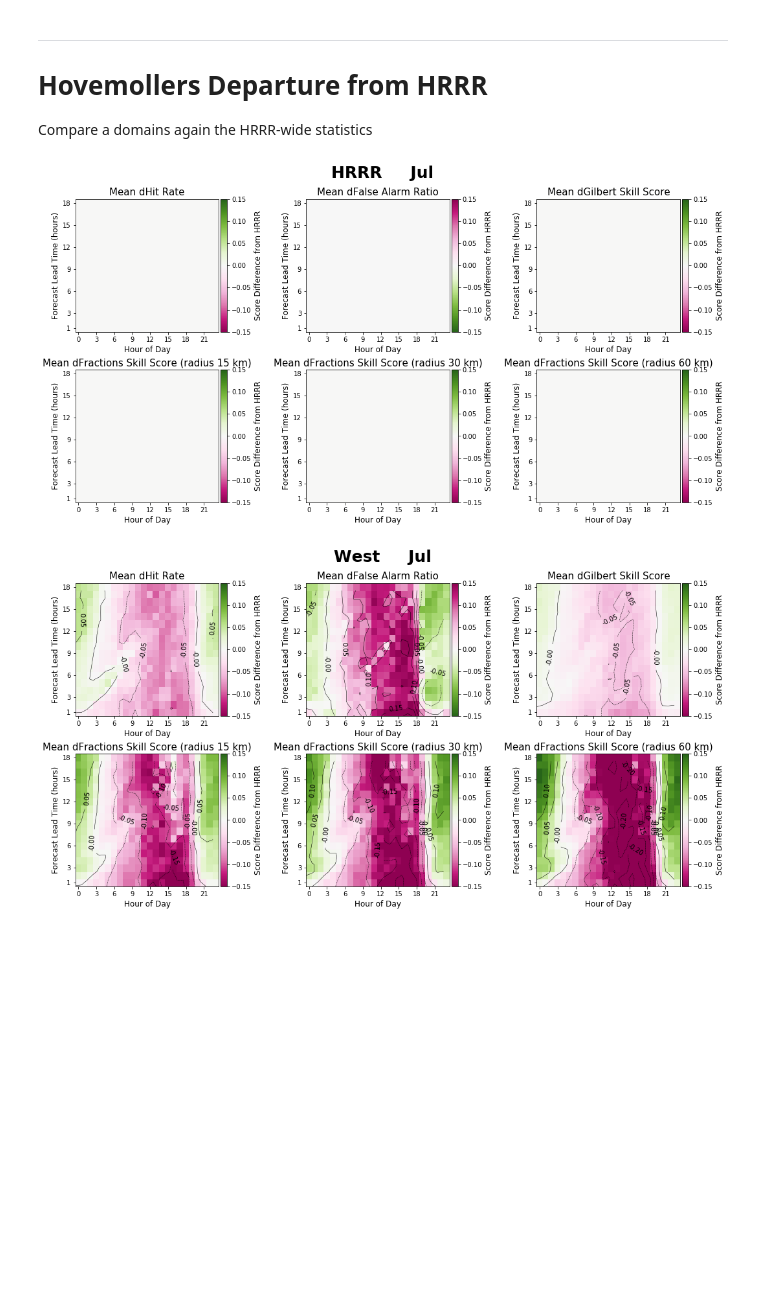
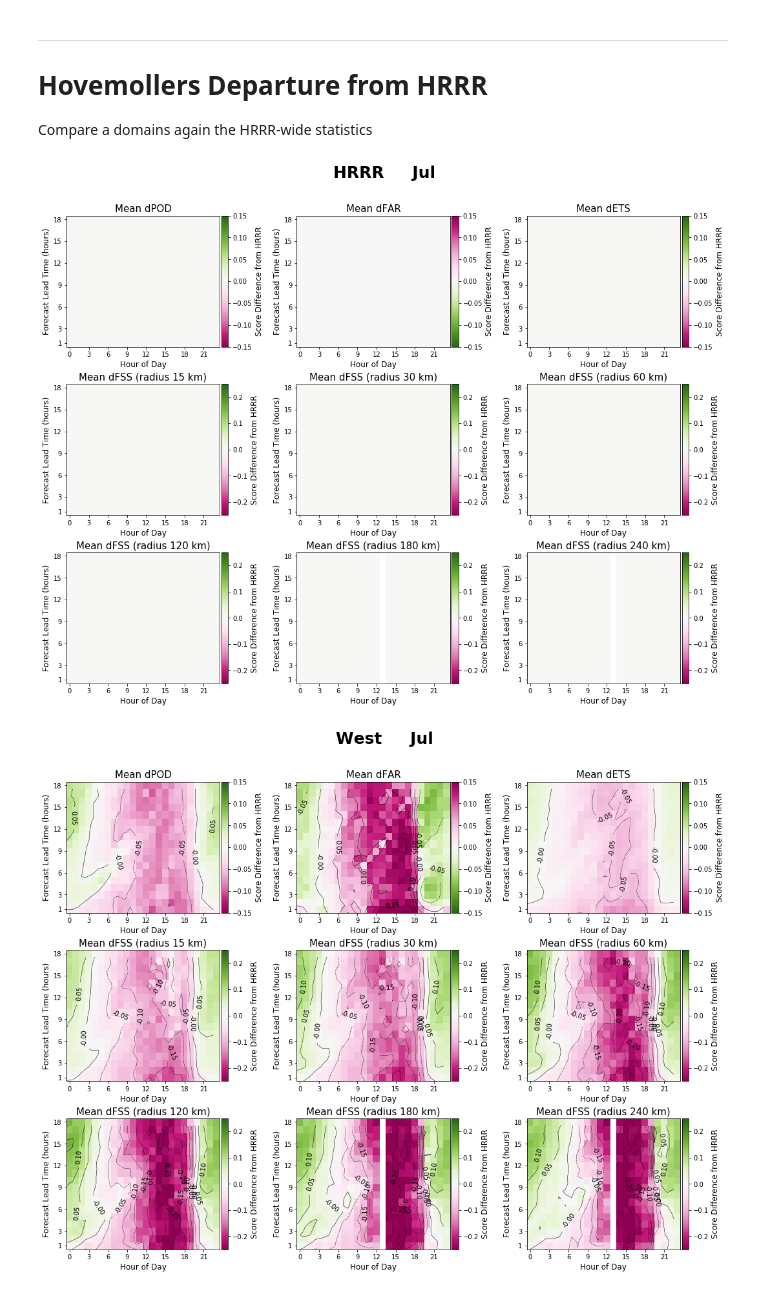
Before and after one commit to blaylockbk/pyBKB_v3, a Jupyter notebook: publications/GLM_HRRR/Fig-XX_Hovmoller_table.ipynb, the cells around one changed output. Saved outputs shown, nothing was run; the diff lists cells and outputs as text; code cells hidden in the pictures; blank space fills up the shorter version.

```diff
--- a/publications/GLM_HRRR/Fig-XX_Hovmoller_table.ipynb
+++ b/publications/GLM_HRRR/Fig-XX_Hovmoller_table.ipynb
@@ -220,8 +220,10 @@ def get_HRRR_GLM_FSS_hov_by_month(DOMAIN, MONTH, radii=[5, 10, 20]):
     return return_this
 # %%
 for MONTH in [8]:
-    for DOMAIN in ['HRRR']:
+    #for DOMAIN in ['HRRR']:
     #for DOMAIN in ['HRRR', 'West', 'Central', 'East', 'Utah', 'Colorado', 'Florida', 'Texas']:
+    for DOMAIN in ['HRRR', 'West', 'Central', 'East']:
+        print('Working on %s %s' % (DOMAIN, MONTH))
         CT = get_HRRR_GLM_stats_hov_by_month(DOMAIN, MONTH)
         FSS = get_HRRR_GLM_FSS_hov_by_month(DOMAIN, MONTH, radii=[5, 10, 20, 40, 60, 80])
 
@@ -287,54 +300,54 @@ saved: HRRR 8
 # Hovemollers Departure from HRRR
 Compare a domains again the HRRR-wide statistics
 # %%
+radii=[5, 10, 20, 40, 60, 80]
 
 MONTH = 7
 
 reference_DOMAIN = 'HRRR'
 for DOMAIN in ['HRRR', 'West', 'Central', 'East']:
-
+#for DOMAIN in ['West']:
     CT = get_HRRR_GLM_stats_hov_by_month(DOMAIN, MONTH)
-    FSS = get_HRRR_GLM_FSS_hov_by_month(DOMAIN, MONTH, radii=[5, 10, 20])
+    FSS = get_HRRR_GLM_FSS_hov_by_month(DOMAIN, MONTH, radii=radii)
 
     CT_HRRR = get_HRRR_GLM_stats_hov_by_month(reference_DOMAIN, MONTH)
-    FSS_HRRR = get_HRRR_GLM_FSS_hov_by_month(reference_DOMAIN, MONTH, radii=[5, 10, 20])
+    FSS_HRRR = get_HRRR_GLM_FSS_hov_by_month(reference_DOMAIN, MONTH, radii=radii)
+
+    #        [ax, data, vmax, vmin, cmap, name]
+    plots = [[0, CT['Hit Rate']-CT_HRRR['Hit Rate'], .15, -.15, 'PiYG', 'dPOD'],
+             [1, CT['False Alarm Ratio']-CT_HRRR['False Alarm Ratio'], .15, -.15, 'PiYG_r', 'dFAR'],
+             [2, CT['Gilbert Skill Score']-CT_HRRR['Gilbert Skill Score'], .15, -.15, 'PiYG', 'dETS']]
+
+    for idx, radius in zip(range(3,3+len(radii)), radii):
+        plots.append([idx, FSS['r%02d' % radius]-FSS_HRRR['r%02d' % radius], .25, -.25, 'PiYG', 'dFSS (radius %s km)' % (radius*3)])
 
 
-
-    #       [Ax, data, vmax, vmin, cmap, name]
-    plots = [[0, CT['Hit Rate']-CT_HRRR['Hit Rate'], .15, -.15, 'PiYG', 'dHit Rate'],
-             [1, CT['False Alarm Ratio']-CT_HRRR['False Alarm Ratio'], .15, -.15, 'PiYG_r', 'dFalse Alarm Ratio'],
-             [2, CT['Gilbert Skill Score']-CT_HRRR['Gilbert Skill Score'], .15, -.15, 'PiYG', 'dGilbert Skill Score'],
-             [3, FSS['r05']-FSS_HRRR['r05'], .15, -.15, 'PiYG', 'dFractions Skill Score (radius 15 km)'],
-             [4, FSS['r10']-FSS_HRRR['r10'], .15, -.15, 'PiYG', 'dFractions Skill Score (radius 30 km)'],
-             [5, FSS['r20']-FSS_HRRR['r20'], .15, -.15, 'PiYG', 'dFractions Skill Score (radius 60 km)'],]
-
-    fig, axes = plt.subplots(2,3, figsize=[15,8])
+    fig, axes = plt.subplots(3,3, figsize=[15,12])
     axes = axes.flatten()
 
     for p in plots:
         ax, data, vmax, vmin, cmap, name = p
         plt.sca(axes[ax])
         plt.pcolormesh(range(25), range(1,20), data, vmax=vmax, vmin=vmin, cmap=cmap)
         plt.colorbar(label='Score Difference from %s' % reference_DOMAIN, pad=.01)
 
         CS = plt.contour(range(24), range(1,19), data, colors='k', linewidths=.5, levels=np.arange(vmin-.15,vmax+1,.05))
         plt.clabel(CS, fmt='%1.2f')
 
         plt.yticks(np.array([1, 3, 6, 9, 12, 15, 18])+.5, [1, 3, 6, 9, 12, 15, 18])
         plt.xticks(np.arange(0,24,3)+.5, range(0,24,3), )
 
         plt.ylabel('Forecast Lead Time (hours)')
         plt.xlabel('Hour of Day')
         plt.title('Mean %s' % name)
 
     plt.suptitle('%s     %s' % (DOMAIN, datetime(2018, MONTH, 1).strftime('%b')), fontsize=25)
 
     fig.tight_layout()
 
     plt.subplots_adjust(top=.89)
 
     plt.savefig('/uufs/chpc.utah.edu/common/home/u0553130/public_html/PhD/GLM_and_HRRR/stats_by_day_of_month/HOV-Diff_%s-%s_%s' %(DOMAIN, reference_DOMAIN, MONTH))
 # %% [output]
-[figure, old version]
+[figure, new version]
-[figure, old version]
+[figure, new version]
```
Also changed, not shown: parts of 6 cells of this notebook, 5 other files.
